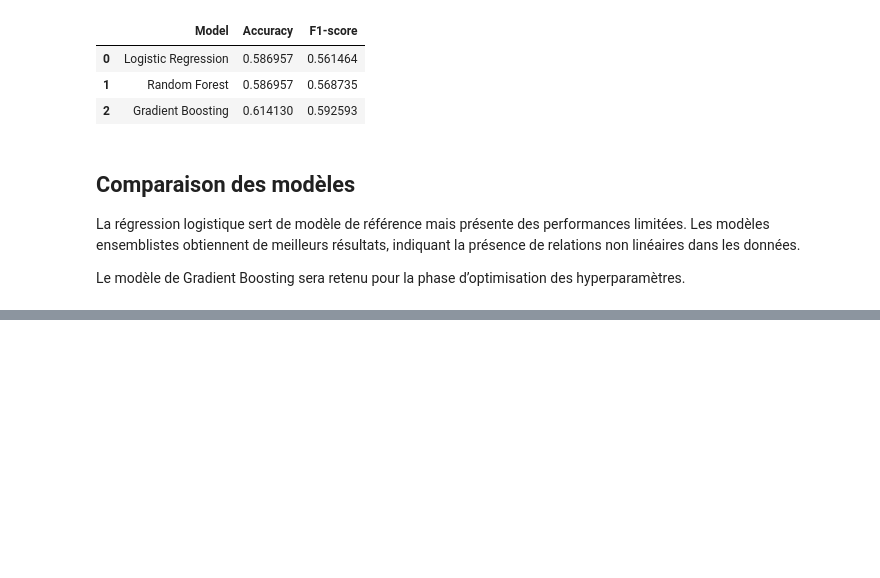
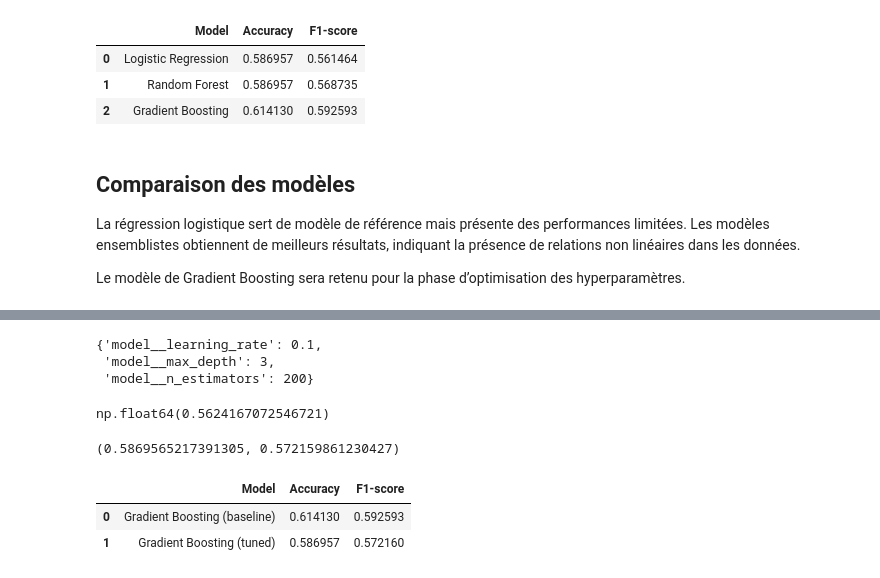
Before and after one commit to OnionQueen/Examen-Prog-Groupe8, a Jupyter notebook: Modeling.ipynb, the cells around one changed output, grey strips where cells are left out. Drawn from its saved outputs; the diff is of its cells as text; code cells hidden in the pictures; blank space fills up the shorter version.

Commit message:
Final ML pipeline: preprocessing, modeling and GridSearchCV tuning

```diff
--- a/Modeling.ipynb
+++ b/Modeling.ipynb
@@ -167,0 +178,11 @@ hyperparamètres.
+# %%
+gb_pipeline = Pipeline(steps=[
+    ("preprocessing", preprocessor),
+    ("model", GradientBoostingClassifier(random_state=42))
+])
+# %%
+param_grid = {
+    "model__n_estimators": [100, 200],
+    "model__learning_rate": [0.05, 0.1],
+    "model__max_depth": [3, 5]
+}
@@ -167,0 +199,10 @@ hyperparamètres.
+# %%
+grid_search = GridSearchCV(
+    estimator=gb_pipeline,
+    param_grid=param_grid,
+    cv=5,
+    scoring="f1_weighted",
+    n_jobs=-1
+)
+
+grid_search.fit(X_train, y_train)
@@ -167,0 +227,32 @@ hyperparamètres.
+# %%
+grid_search.best_params_
+# %% [output]
+{'model__learning_rate': 0.1,
+ 'model__max_depth': 3,
+ 'model__n_estimators': 200}
+# %%
+grid_search.best_score_
+# %% [output]
+np.float64(0.5624167072546721)
+# %%
+best_model = grid_search.best_estimator_
+y_pred_gb_tuned = best_model.predict(X_test)
+
+acc_gb_tuned = accuracy_score(y_test, y_pred_gb_tuned)
+f1_gb_tuned = f1_score(y_test, y_pred_gb_tuned, average="weighted")
+
+acc_gb_tuned, f1_gb_tuned
+# %% [output]
+(0.5869565217391305, 0.572159861230427)
+# %%
+comparison = pd.DataFrame({
+    "Model": ["Gradient Boosting (baseline)", "Gradient Boosting (tuned)"],
+    "Accuracy": [acc_gb, acc_gb_tuned],
+    "F1-score": [f1_gb, f1_gb_tuned]
+})
+
+comparison
+# %% [output]
+|  | Model | Accuracy | F1-score |
+| 0 | Gradient Boosting (baseline) | 0.614130 | 0.592593 |
+| 1 | Gradient Boosting (tuned) | 0.586957 | 0.572160 |
```
Also changed, not shown: parts of 6 cells of this notebook.
